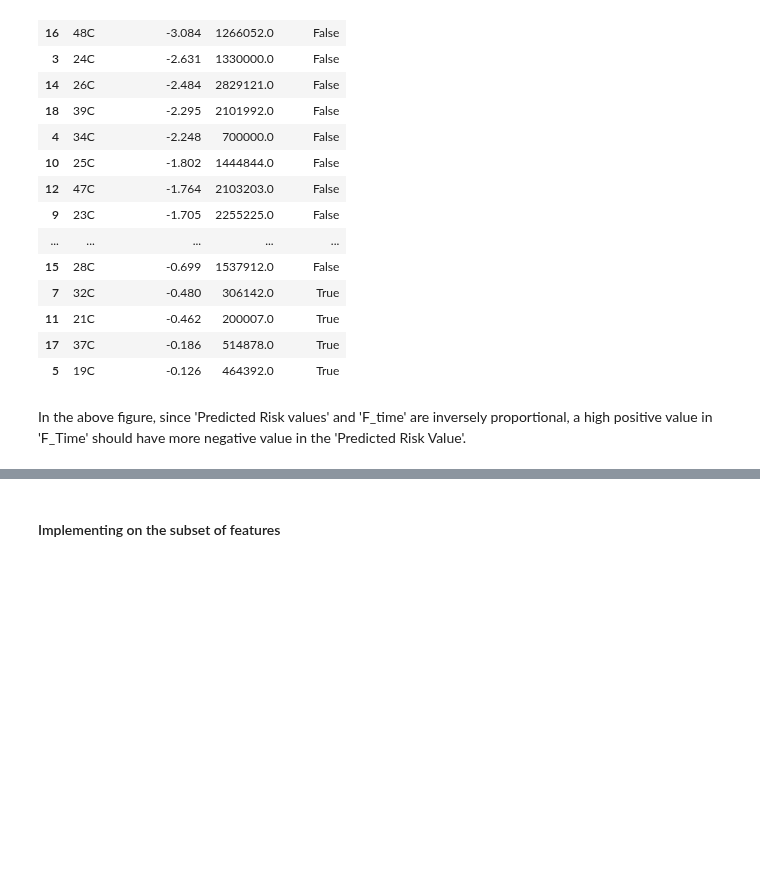
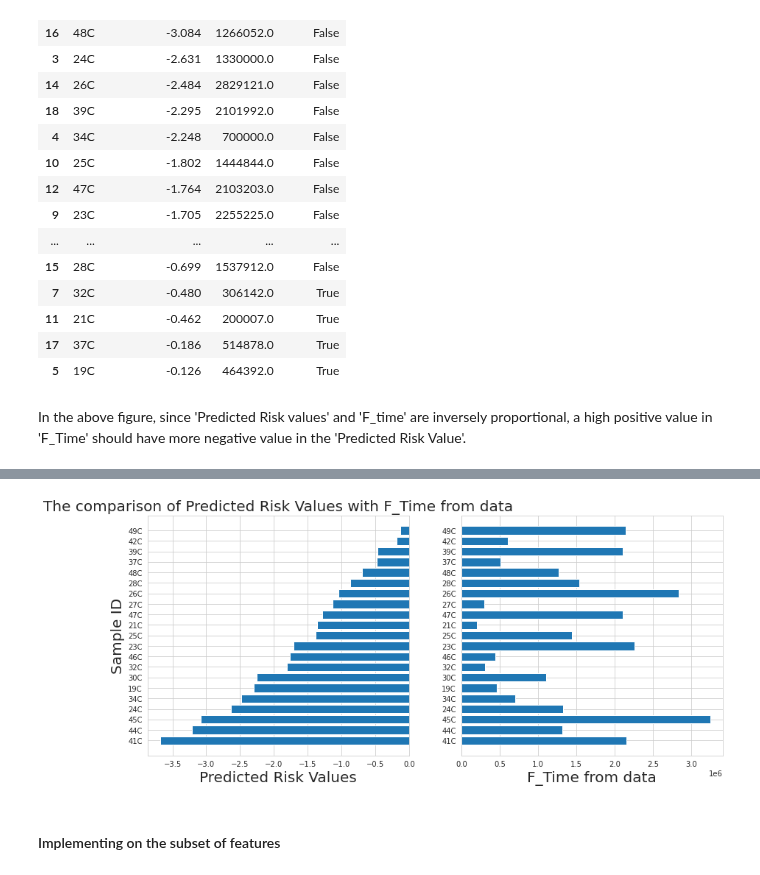
Before and after one commit to Marie-anneMawhin/Oct20_EPRI, a Jupyter notebook: Task3/NB/NB_data_modelling/svm_survival_simulation.ipynb, the cells around one changed output, grey strips where cells are left out. Drawn from its saved outputs; the diff is of its cells as text; code cells hidden in the pictures; blank space fills up the shorter version.

```diff
--- a/Task3/NB/NB_data_modelling/svm_survival_simulation.ipynb
+++ b/Task3/NB/NB_data_modelling/svm_survival_simulation.ipynb
@@ -461,3 +506,19 @@ In the above figure, since 'Predicted Risk values' and 'F_time' are inversely pr
+# %%
+
+plt.figure (figsize=(14,6))
+plt.subplot(1, 2, 1)
+plt.barh(sc_real_x.index,np.sort(np.round(y_pred, 3)))
+plt.title('The comparison of Predicted Risk Values with F_Time from data',fontsize=20)
+plt.ylabel("Sample ID",fontsize=20)
+plt.xlabel('Predicted Risk Values',fontsize=20)
+
+plt.subplot(1, 2, 2)
+plt.barh(sc_real_x.index,real_y_num["F_Time"])
+plt.xlabel('F_Time from data',fontsize=20)
+
+plt.show()
+# %% [output]
+[figure, added]
 # %% [markdown]
 #### Implementing on the subset of features
 # %%
```
Also changed, not shown: parts of 8 cells of this notebook.
